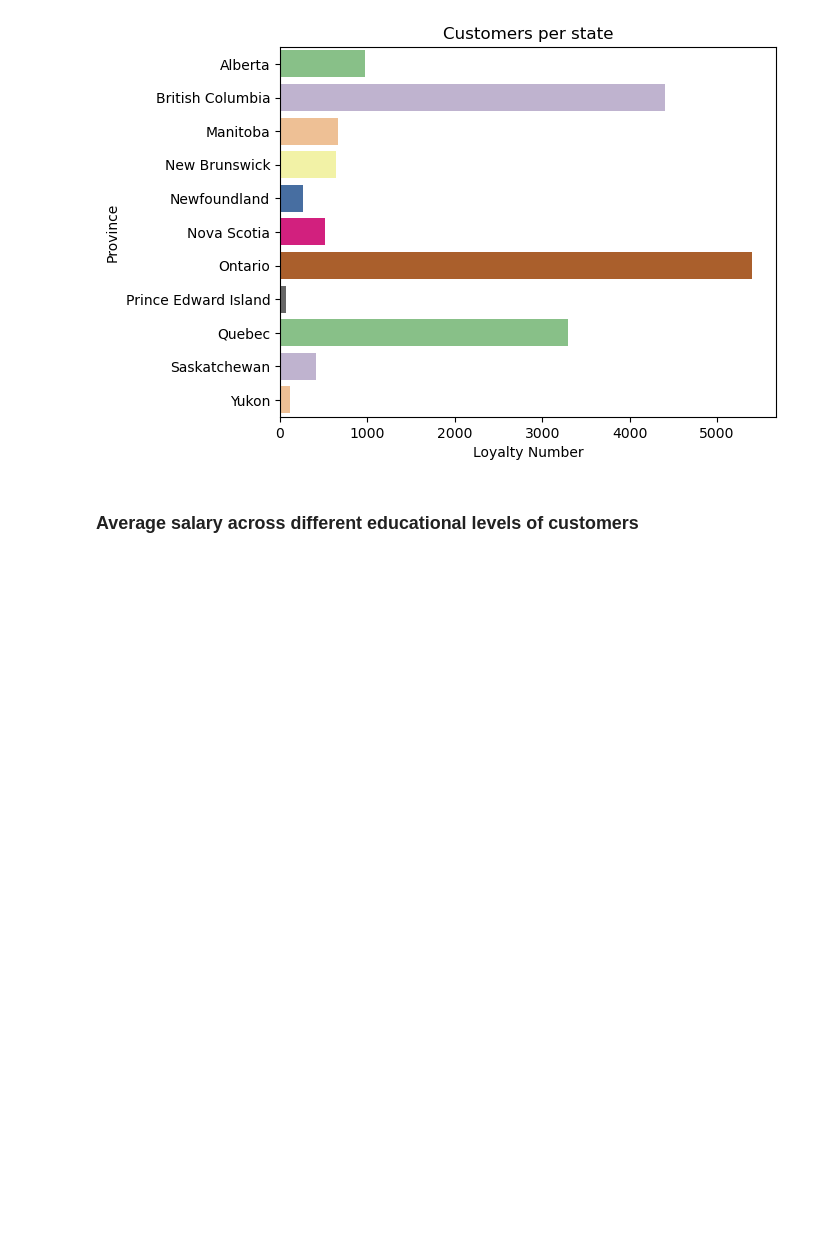
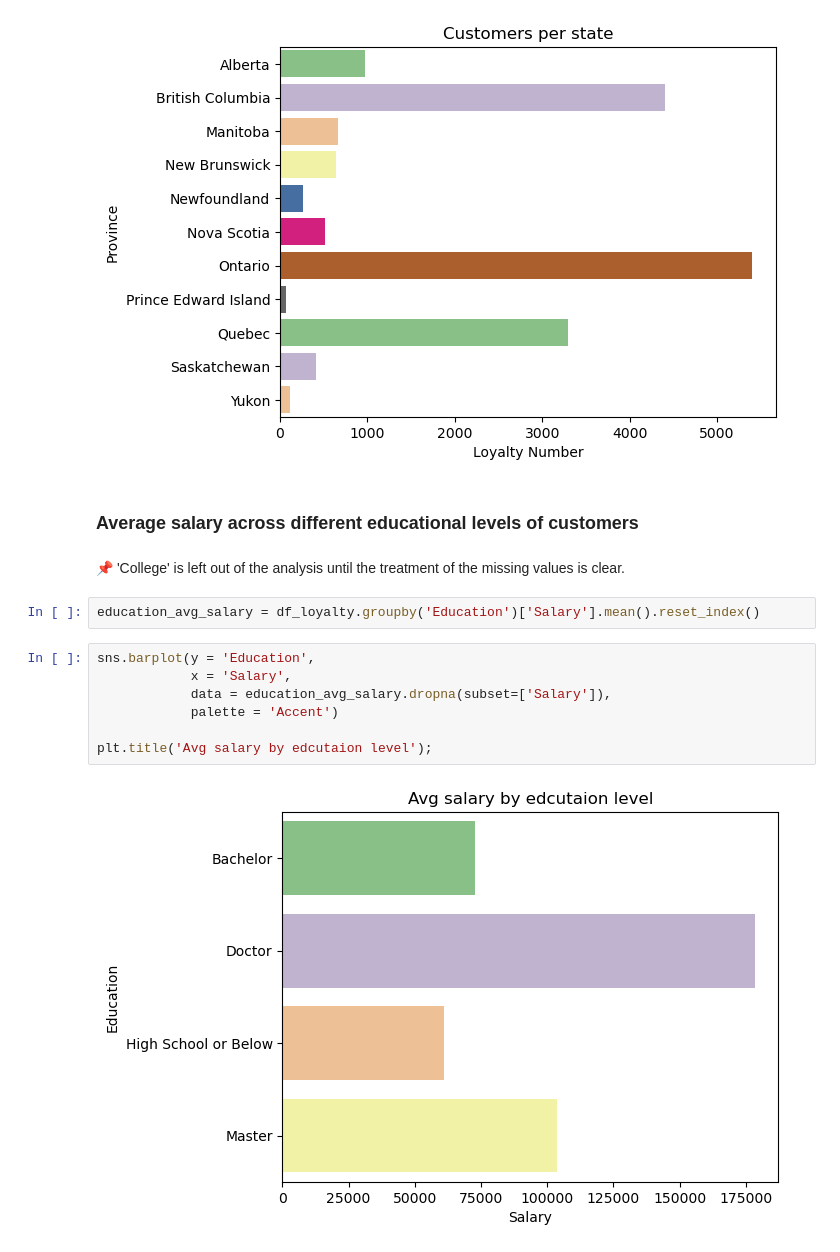
Before and after one commit to Adalab/bda-modulo-3-evaluacion-final-marianela-gomez, a Jupyter notebook: notebooks/analysis.ipynb, the cells around one changed output. Drawn from its saved outputs; the diff is of its cells as text; blank space fills up the shorter version.

Commit message:
analysis and figures updated

```diff
--- a/notebooks/analysis.ipynb
+++ b/notebooks/analysis.ipynb
@@ -108,3 +108,16 @@ plt.title('Customers per state');
 [figure]
 # %% [markdown]
 ### Average salary across different educational levels of customers
+# %% [markdown]
+📌 'College' is left out of the analysis until the treatment of the missing values is clear.
+# %%
+education_avg_salary = df_loyalty.groupby('Education')['Salary'].mean().reset_index()
+# %%
+sns.barplot(y = 'Education',
+            x = 'Salary',
+            data = education_avg_salary.dropna(subset=['Salary']),
+            palette = 'Accent')
+
+plt.title('Avg salary by edcutaion level');
+# %% [output]
+[figure, added]
```
Also changed, not shown: parts of 6 cells of this notebook, 2 other files.
